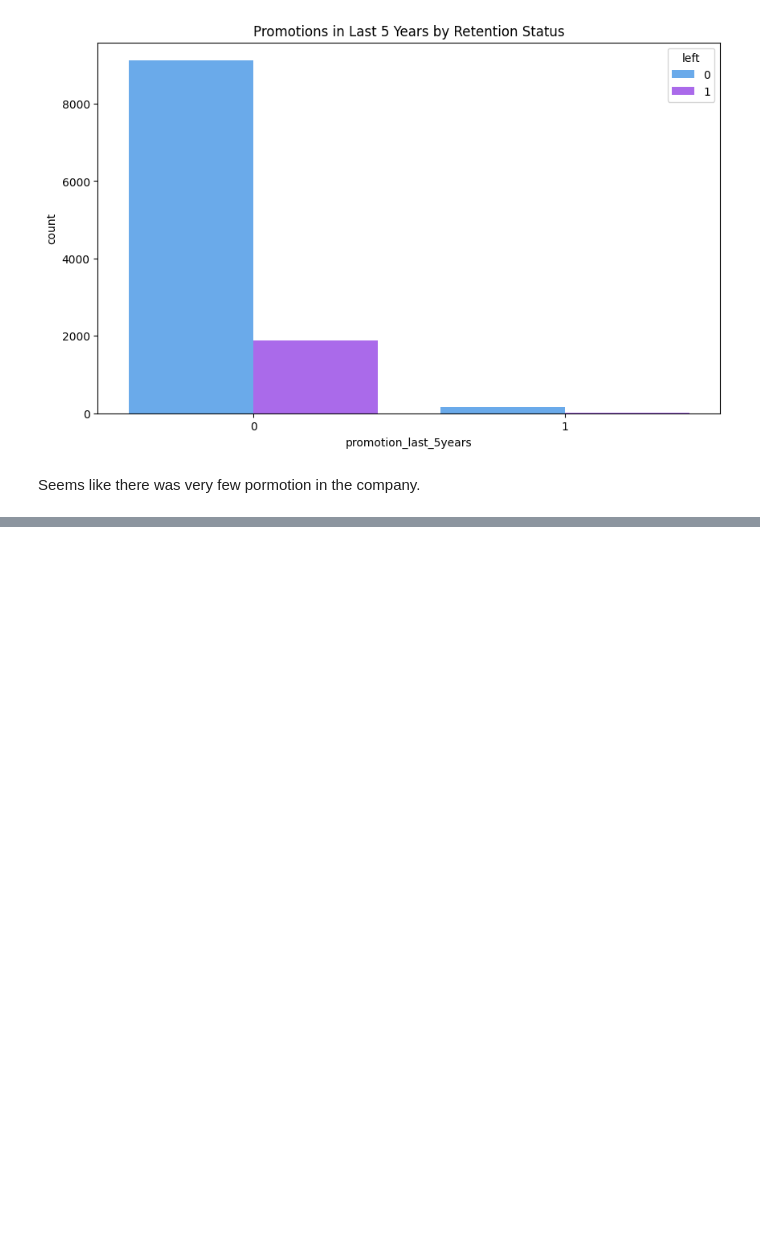
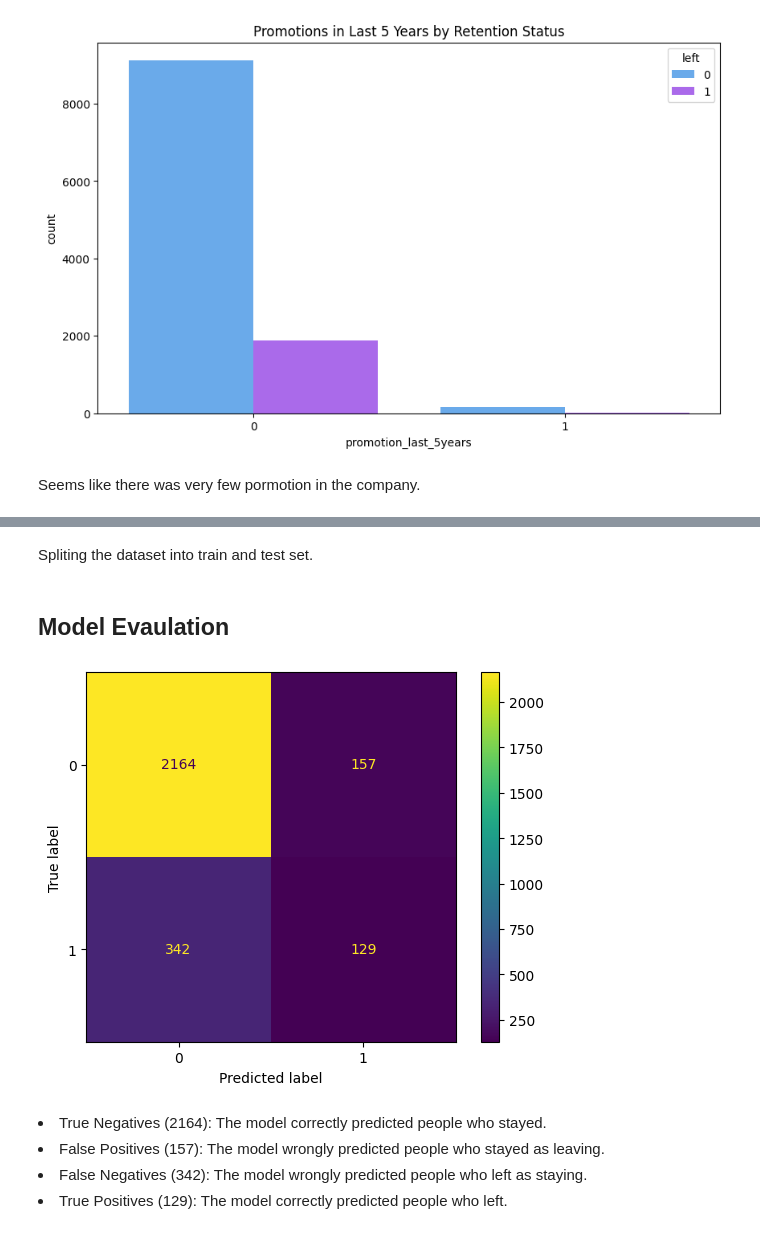
Before and after one commit to Lok910/Data-Analysis-Projects, a Jupyter notebook: Employees_Behaviour_Prediction/employee_EDA_prediction.ipynb, the cells around one changed output, grey strips where cells are left out. Saved outputs shown, nothing was run; the diff lists cells and outputs as text; code cells hidden in the pictures; blank space fills up the shorter version.

Commit message:
Added Prediction model LR

```diff
--- a/Employees_Behaviour_Prediction/employee_EDA_prediction.ipynb
+++ b/Employees_Behaviour_Prediction/employee_EDA_prediction.ipynb
@@ -321,0 +382,14 @@ Total number of employee pormoted: 161
+# %%
+# In this section let's standardize the contious variables
+# Columns to standardize
+columns_to_standardize = [
+    'satisfaction_level', 'last_evaluation','number_project',
+    'average_montly_hours', 'time_spend_company']
+
+# Initialize the scaler
+scaler = StandardScaler()
+
+# Apply standardization
+df_enc[columns_to_standardize] = scaler.fit_transform(df_enc[columns_to_standardize])
+
+df_enc.head()
@@ -321,0 +403,37 @@ Total number of employee pormoted: 161
+# %%
+# lets seperate the target variable
+y = df_clean['left']
+
+X = df_enc.drop('left', axis = 1)
+# %% [markdown]
+Spliting the dataset into train and test set.
+# %%
+# Split the data into training set and testing set
+X_train, X_test, y_train, y_test = train_test_split(X, y, test_size=0.25, stratify=y, random_state=42)
+# %%
+# Constructing a logistic regression model
+lr = LogisticRegression(max_iter=500)
+lr_clf =  lr.fit(X_train, y_train)
+
+#make prediction using the model
+y_pred = lr_clf.predict(X_test)
+# %% [markdown]
+## Model Evaulation
+# %%
+# creating a confusion matrix
+
+lr_cm = confusion_matrix(y_test, y_pred, labels= lr_clf.classes_)
+lr_disp = ConfusionMatrixDisplay(confusion_matrix=lr_cm,
+                                  display_labels=lr_clf.classes_)
+
+# Plot confusion matrix
+lr_disp.plot(values_format='')
+
+plt.show()
+# %% [output]
+[figure, added]
+# %% [markdown]
+<li>True Negatives (2164): The model correctly predicted people who stayed.
+<li>False Positives (157): The model wrongly predicted people who stayed as leaving.
+<li>False Negatives (342): The model wrongly predicted people who left as staying.
+<li>True Positives (129): The model correctly predicted people who left.
```
Also changed, not shown: parts of 13 cells of this notebook, 1 other file.
